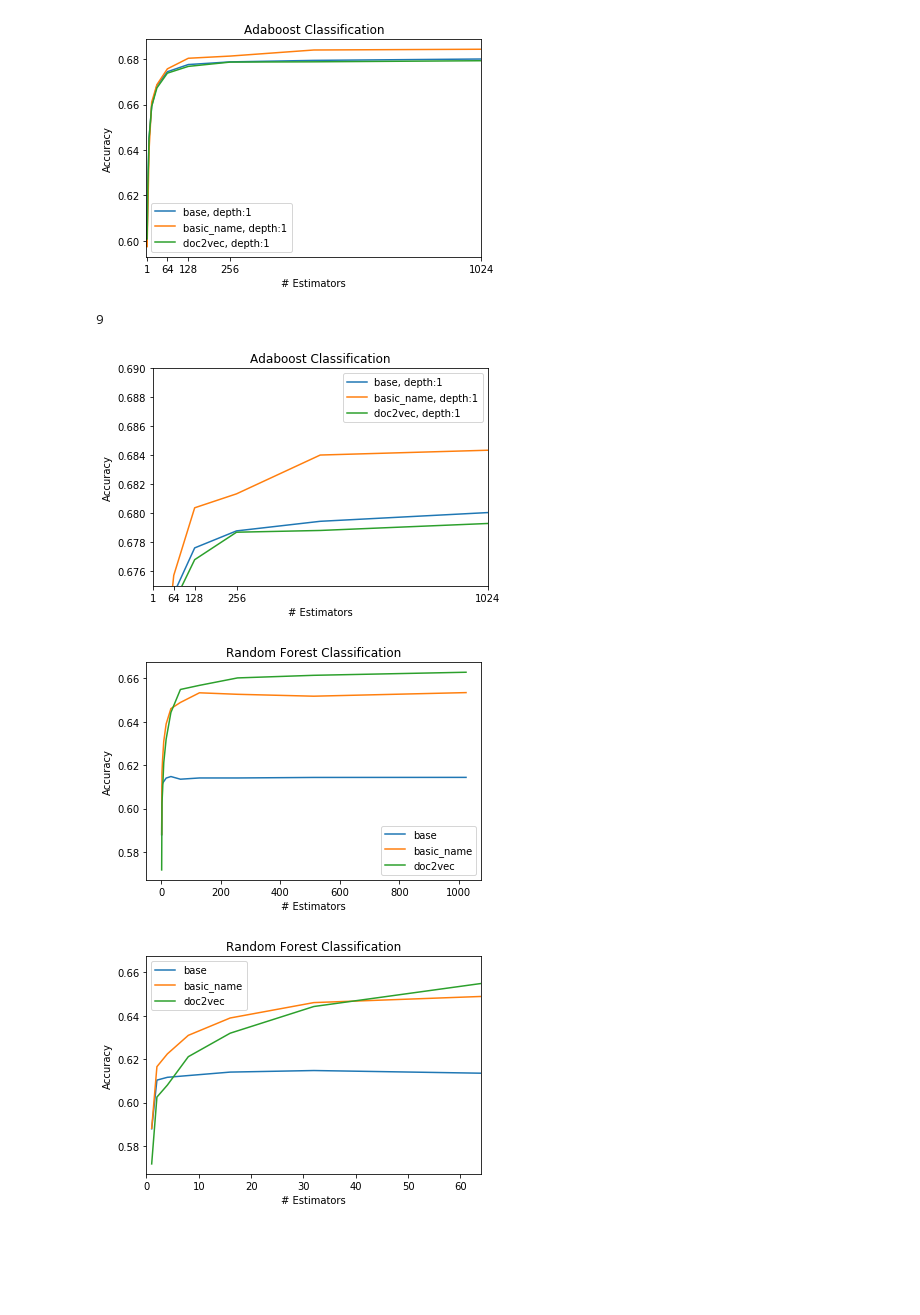
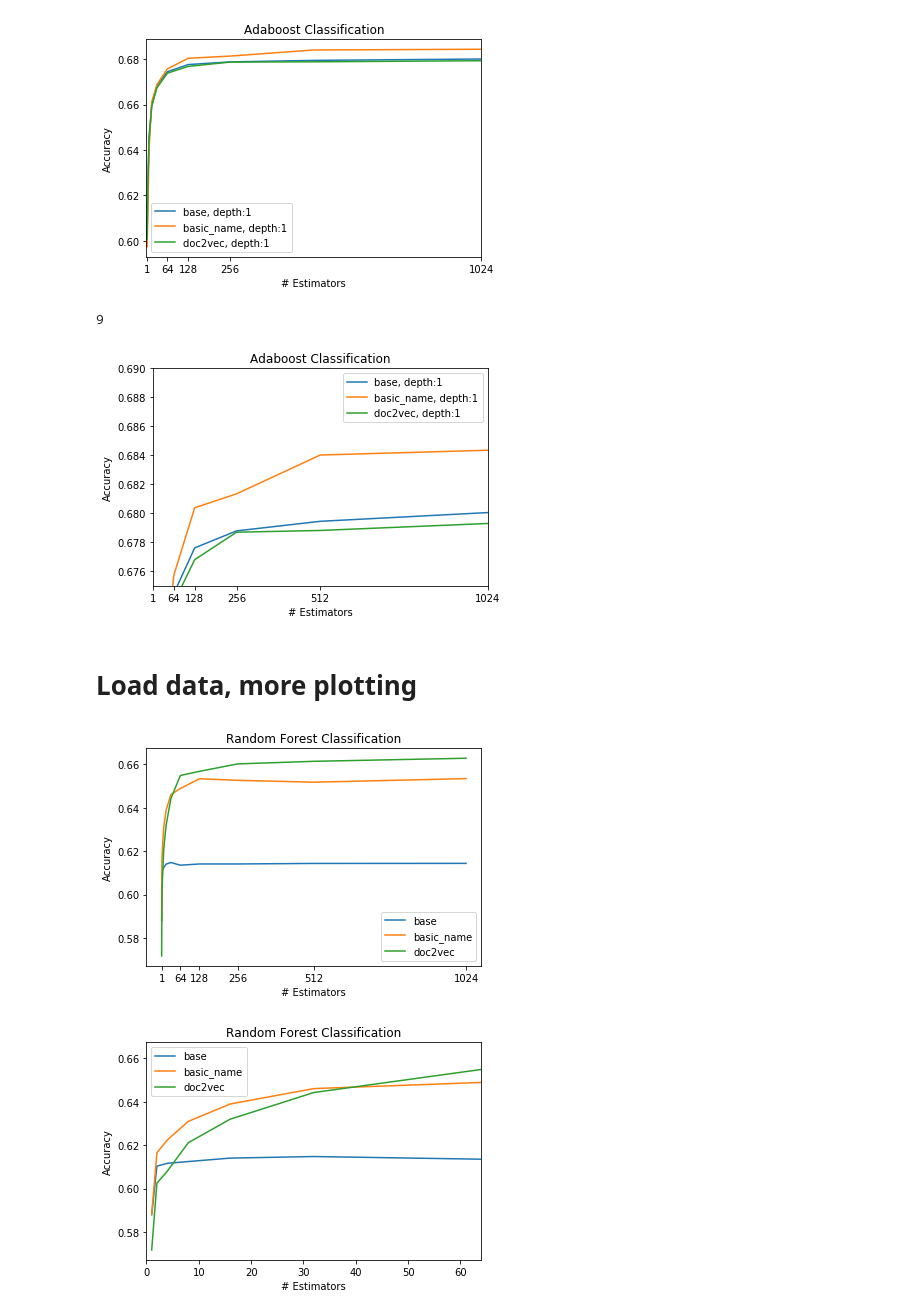
Before and after one commit to michaelmdresser/csci5622project, a Jupyter notebook: Curry_Prediction_Comparisons_and_Figures.ipynb, the cells around one changed output. Drawn from its saved outputs; the diff is of its cells as text; code cells hidden in the pictures; blank space fills up the shorter version.

```diff
--- a/Curry_Prediction_Comparisons_and_Figures.ipynb
+++ b/Curry_Prediction_Comparisons_and_Figures.ipynb
@@ -83,12 +83,14 @@ plt.ylabel('Accuracy')
 plt.xlabel('# Estimators')
 plt.ylim(.675,.69)
 plt.xlim(0,256,512,1024)
-plt.xticks([1,64,128,256,1024])
+plt.xticks([1,64,128,256,512,1024])
 plt.savefig('./curry_figs/ada6.png')
 plt.show()
 # %% [output]
 9
-[figure, old version]
+[figure, new version]
+# %% [markdown]
+# Load data, more plotting
 # %%
 dbfile = open('data_RFC', 'rb')
 RFC_data = pickle.load(dbfile)
@@ -103,16 +105,16 @@ for i in range(len(dataset_keys)):
 # %%
 fig=plt.figure()
 for i in range(len(accuracies)):
     plt.plot(num_estimators,accuracies[i],label=dataset_keys[i])
 plt.legend()
 plt.title('Random Forest Classification')
 plt.ylabel('Accuracy')
 plt.xlabel('# Estimators')
-#plt.xlim(.639,.641)
+plt.xticks([1,64,128,256,512,1024])
 plt.savefig('./curry_figs/rfc1.png')
 plt.show()
 # %% [output]
-[figure, old version]
+[figure, new version]
 # %%
 fig=plt.figure()
 for i in range(len(accuracies)):
```
Also changed, not shown: parts of 9 cells of this notebook, 7 other files.
